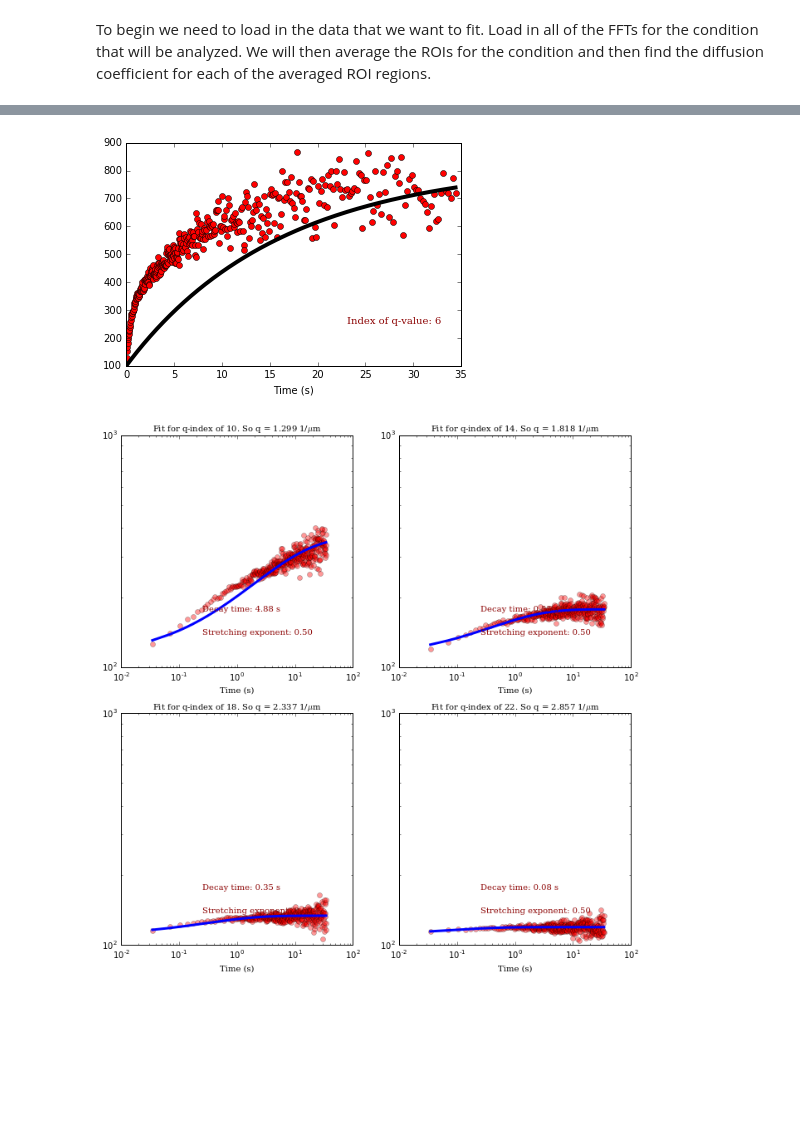
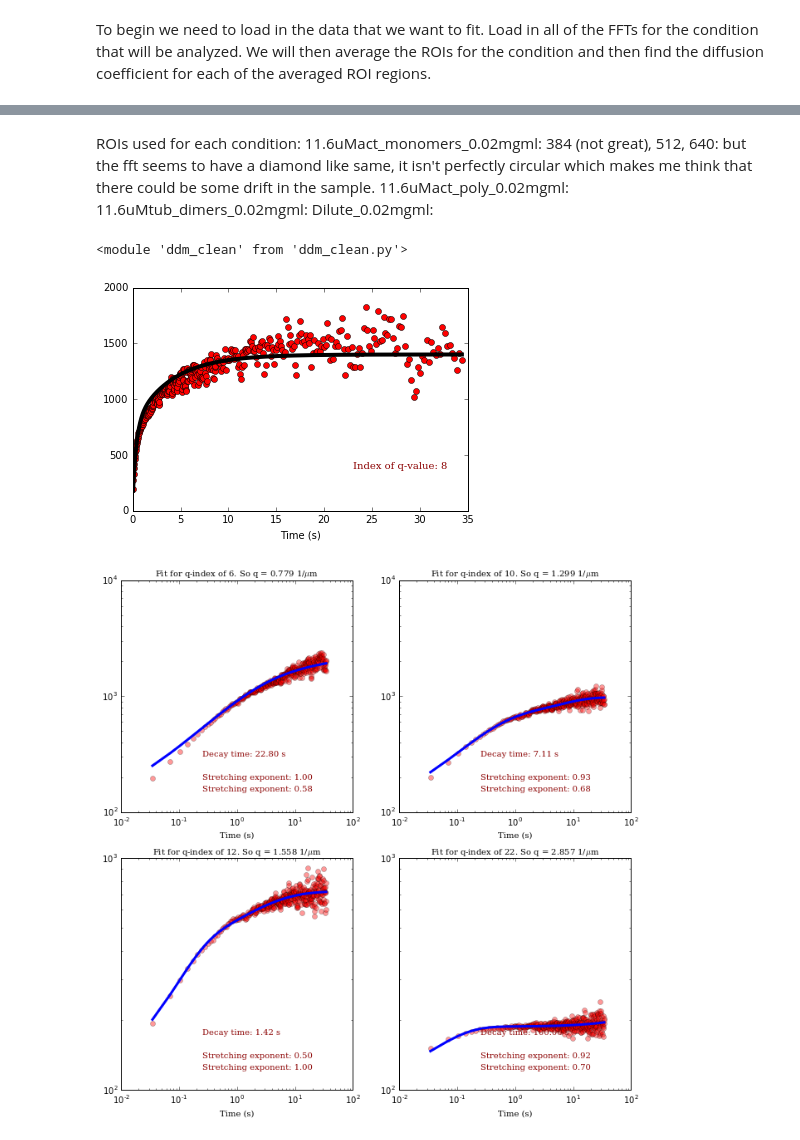
Before and after one commit to rmcgorty/Differential-Dynamic-Microscopy---Python, a Jupyter notebook: DDM analysis for DNA samples.ipynb, the cells around one changed output, grey strips where cells are left out. Saved outputs shown, nothing was run; the diff lists cells and outputs as text; code cells hidden in the pictures; blank space fills up the shorter version.

```diff
--- a/DDM analysis for DNA samples.ipynb
+++ b/DDM analysis for DNA samples.ipynb
@@ -32,7 +32,7 @@ import pickle #for saving data
 import mpld3
 # %%
 newt = lambda t,s: (1./s)*gamma(1./s)*t
-framerate = 29.0
+framerate = 18
 px = 0.189
 imDimension = 128
 # %%
@@ -41,8 +41,8 @@ AvgROIs = {}
 # %%
 # different ROIs and the video number, change samNumber based upon the number of videos taken for the condition
 con = ['0', '128', '256', '384', '512', '640', '768', '896']
-samNumber = ['1','2','3','4','5','6','7','8']
-Sample = ['11.6uMact_monomers_0.02mgml', ]
+samNumber = ['1','2','3','4','5']#,'6','7','8']
+Sample = ['11.6uMact_monomers_0.02mgml','11.6uMact_poly_0.02mgml','11.6uMtubs_dimers_0.02mgml', "Dilute_0.02mgml"]
 num = 0
 # %%
 # only need to do once for every ROI
@@ -50,9 +52,22 @@ ravROI = np.zeros((len(samNumber), 400, 63))
 # %%
 # Change the directory or data file and change the condition number so the average ROI list can be iterated over
-data_dir = "Z:\\2018-05-29_DNA_data-to-use\\"+Sample[num]+"_29fps_34exp_1\\"
-data_file = Sample[num]+"_29fps_34exp_1_MMStack_Pos0.ome_384_BH_128x128_FFTDIFFS_dts_ravs.p"
+ss = 4 #changes the video
+c = 6 #changes the ROI
+data_dir = "Z:\\Devynn_Summer2018\\Data\\0.02mgmlDNA\\"+Sample[num]+"_29fps_34exp_"+samNumber[ss]+"\\"
+data_file = Sample[num]+"_29fps_34exp_"+samNumber[ss]+"_MMStack_Pos0.ome_"+con[c]+"_BH_128x128_FFTDIFFS_dts_ravs.p"
 dat = pickle.load(open(data_dir + data_file,'r'))
 ravs = dat['ravs']
 dts  = dat['dts']
+ffts = dat['ffts']
+
+#plt.matshow(ffts[5])
+#plt.matshow(ffts[10])
+#plt.matshow(ffts[25])
+# %% [markdown]
+ROIs used for each condition:
+11.6uMact_monomers_0.02mgml: 384 (not great), 512, 640: but the fft seems to have a diamond like same, it isn't perfectly circular which makes me think that there could be some drift in the sample.
+11.6uMact_poly_0.02mgml:
+11.6uMtub_dimers_0.02mgml:
+Dilute_0.02mgml:
 # %%
 # This puts the ravs into the average, run this for each different data file you upload
@@ -60,25 +75,29 @@ ravROI[0,:,:] = ravs[:,:]
 # %%
 # Average the radial averages for the ROI for the different videos, then the analysis actually begins
 ravavg = np.average(ravROI, axis=0)
+# %%
+reload(ddm)
+# %% [output]
+<module 'ddm_clean' from 'ddm_clean.py'>
 # %%
 %matplotlib inline
 mpld3.enable_notebook()
 
 q = np.arange(0,imDimension/2)*2*np.pi*(1./(imDimension*px*2))
 times = dts/framerate
-q_index = 6
+q_index = 8
 
 #We try to use the function `returnReasonableParams` to find reasonable initial guesses for the fitting function
 
-pars,minp,maxp,lmin,lmax,fix = ddm.returnReasonableParams(d=ravs[:,q_index], double=False, fps=framerate)
+pars,minp,maxp,lmin,lmax,fix = ddm.returnReasonableParams(d=ravs[:,q_index],bg=120, double=True, fps=framerate)
 plt.plot(times, ravs[:,q_index],'ro') #plot the data
 plt.plot(times, ddm.dTheory(times,*pars), '-k', lw=4) #see how well the initial guess performs
 ax = plt.gca()
 plt.text(0.8, 0.2, 'Index of q-value: %i' % q_index, horizontalalignment='center', verticalalignment='center',
            transform=ax.transAxes, fontdict=font_plt)
 plt.xlabel('Time (s)');
 # %% [output]
-[figure, old version]
+[figure, new version]
 # %%
 def two_rounds_fitting(data, times):
     '''
@@ -87,16 +106,20 @@ def two_rounds_fitting(data, times):
         https://docs.scipy.org/doc/scipy/reference/generated/scipy.optimize.leastsq.html
     Then, it uses the Levenberg-Marquardt method with the mpfit module.
     '''
-    pars,minp,maxp,lmin,lmax,fix = ddm.returnReasonableParams(d=data, bg=110, double=False, fps=1./times[0])
+    pars,minp,maxp,lmin,lmax,fix = ddm.returnReasonableParams(d=data, bg=100, double=True, fps=1./times[0])
     #Paramters:
     # Amplitude-0, TimeConst-1, Background-2, Alpha (strtching exp), (... same for second exp..))
 
     minp[3]=0.5
-    maxp[3]=1.05
+    maxp[3]=1.0
     maxp[2]=1e14
     pars[3]=1.00
+    maxp[1] = 100
+    maxp[5] = 100
     fix[2]=True
     fix[3]=False
+    minp[6] = 0.5
+    maxp[6]=1.0
 
     #The ddm.newFitLeastsq function does not check whether the parameters are within the
     #  minimum and maximum bounds. It uses SciPy's optimize.leastsq.
@@ -129,7 +152,7 @@ def two_rounds_fitting(data, times):
 plt.figure(figsize=(11,11)) #Create figure of size 15x15 (inches)
 
 #Loop over four different q-values to do the fit
-for i,q_index in enumerate([10,14,18,22]):
+for i,q_index in enumerate([6,10,12,22]):
     fitparamsB, theoryB, chi2B = two_rounds_fitting(ravs[:,q_index], times)
     ax = plt.subplot(2,2,i+1) #creating 4 subplots in a 2x2 grid
     ax.loglog(times,ravs[:,q_index],'ro',alpha=0.4)
@@ -140,10 +163,13 @@ for i,q_index in enumerate([10,14,18,22]):
     ax.text(0.35,0.15,'Stretching exponent: %.2f' % fitparamsB[3],
             fontdict=font_plt,horizontalalignment='left',
             verticalalignment='center', transform=ax.transAxes)
+    ax.text(0.35,0.10,'Stretching exponent: %.2f' % fitparamsB[6],
+            fontdict=font_plt,horizontalalignment='left',
+            verticalalignment='center', transform=ax.transAxes)
     ax.set_xlabel("Time (s)", fontdict=font_plt_ax)
     ax.set_title("Fit for q-index of %i. So q = %.3f 1/$\mu$m" % (q_index, q[q_index]), fontdict=font_plt_ax)
 # %% [output]
-[figure, old version]
+[figure, new version]
 # %%
 #Now, we'll do that fit for *all* q-values
 
```
Also changed, not shown: parts of 8 cells of this notebook, 2 other files.
